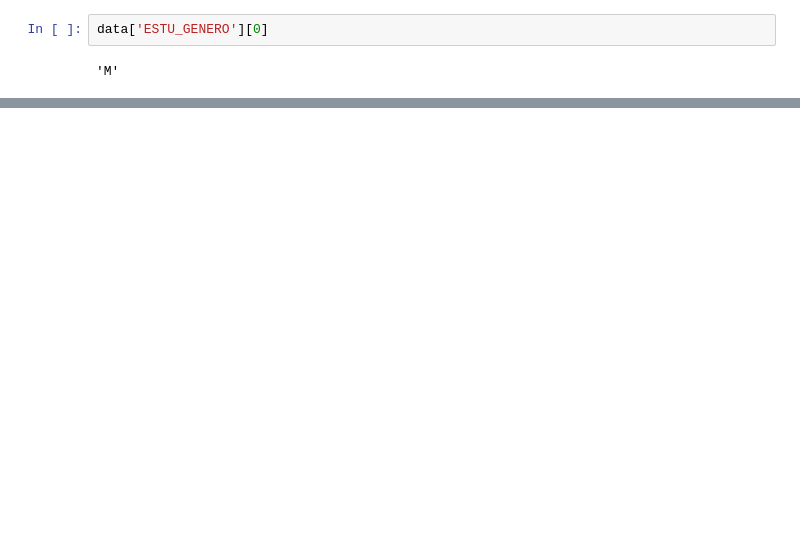
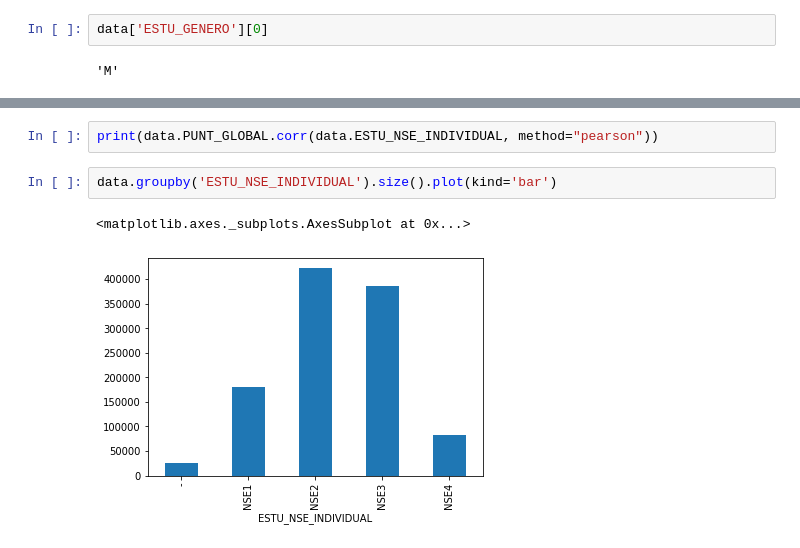
Before and after one commit to dsgantivac/DataMiningProject, a Jupyter notebook: Analisis exploratorio.ipynb, the cells around one changed output, grey strips where cells are left out. Cells and saved outputs as stored; diff of their text form; blank space fills up the shorter version.

```diff
--- a/Analisis exploratorio.ipynb
+++ b/Analisis exploratorio.ipynb
@@ -214,0 +997,7 @@ data['ESTU_GENERO'][0]
+# %%
+print(data.PUNT_GLOBAL.corr(data.ESTU_NSE_INDIVIDUAL, method="pearson"))
+# %%
+data.groupby('ESTU_NSE_INDIVIDUAL').size().plot(kind='bar')
+# %% [output]
+<matplotlib.axes._subplots.AxesSubplot at 0x...>
+[figure, added]
```
Also changed, not shown: parts of 57 cells of this notebook, 1 other file.
